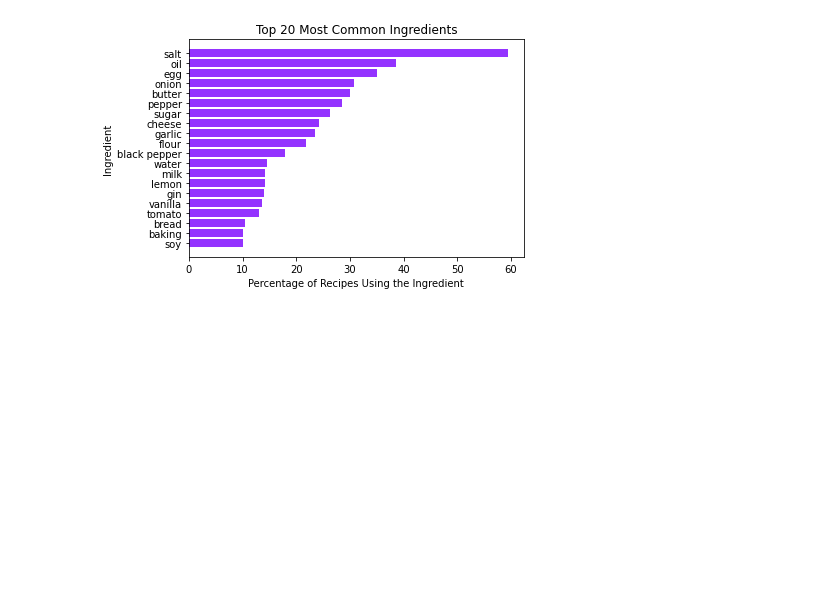
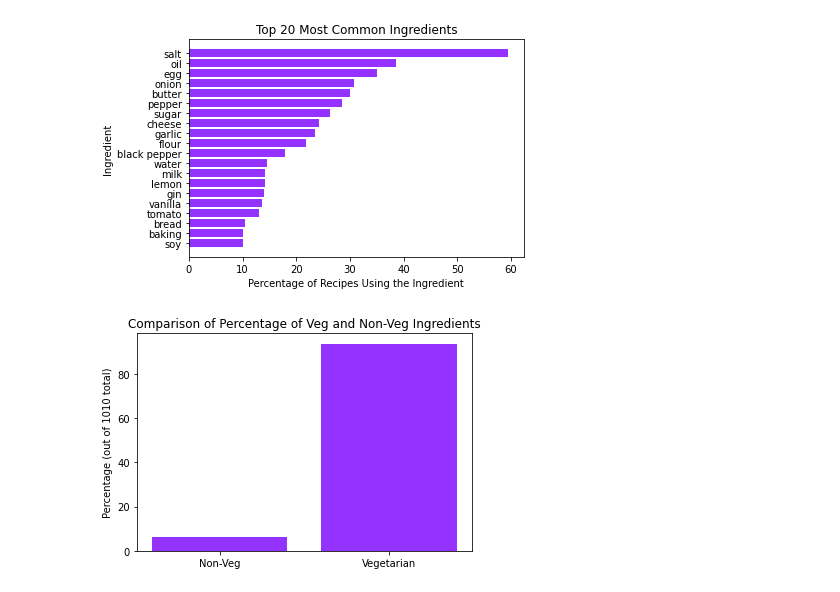
Before and after one commit to samar14641/food-recomm, a Jupyter notebook: edaWork.ipynb, the cells around one changed output. Drawn from its saved outputs; the diff is of its cells as text; code cells hidden in the pictures; blank space fills up the shorter version.

Commit message:
added veg/non-veg comparison EDA

```diff
--- a/edaWork.ipynb
+++ b/edaWork.ipynb
@@ -9,0 +11,3 @@ tot = 0
+# %%
+nonVegIngredients = ['chicken', 'beef', 'duck', 'poultry', 'snapper', 'green-tail shrimps', 'cuttlefish', 'scallop', 'calamari', 'prime rib', 'salami', 'shell-on shrimp', 'seafood', 'tuna fillets', 'escargot', 'deveined shrimp', 'filet mignon', 'lobster', 'tuna', 'foie gras', 'snail shells', 'venison', 'salmon', 'short rib', 'prawn', 'tentacles', 'baby calamari', 'liver', 'snails', 'shrimp uncook', 'jumbo shrimp', 'bacon', 'rib roast', 'uncook shrimp', 'shrimp', 'tuna water', 'buffalo', 'clam', 'eel', 'wagyu rib eye', 'shrimp heads', 'oyster', 'baby back ribs', 'roast turkey', 'jumbo shells', 'turkey', 'rib', 'helix snails', 'pig', 'steak', 'caviar', 'back ribs', 'shell', 'sea bream', 'veal', 'meat', 'pork', 'lamb', 'squid', 'frankfurter', 'mussels', 'shrimp scampi', 'top loin']
+len(nonVegIngredients)
@@ -32,2 +50,12 @@ plt.show()
 # %% [output]
 [figure]
+# %%
+ingredientsDistro = [len(nonVegIngredients) / 1010 * 100, (1010 - len(nonVegIngredients)) / 1010 * 100]
+ingredientGraphLabels = ['Non-Veg', 'Vegetarian']
+plt.bar(ingredientGraphLabels, ingredientsDistro, color = '#9433ff')
+plt.title('Comparison of Percentage of Veg and Non-Veg Ingredients')
+plt.ylabel('Percentage (out of 1010 total)')
+plt.show()
+plt.close()
+# %% [output]
+[figure, added]
```
Also changed, not shown: parts of 6 cells of this notebook.
